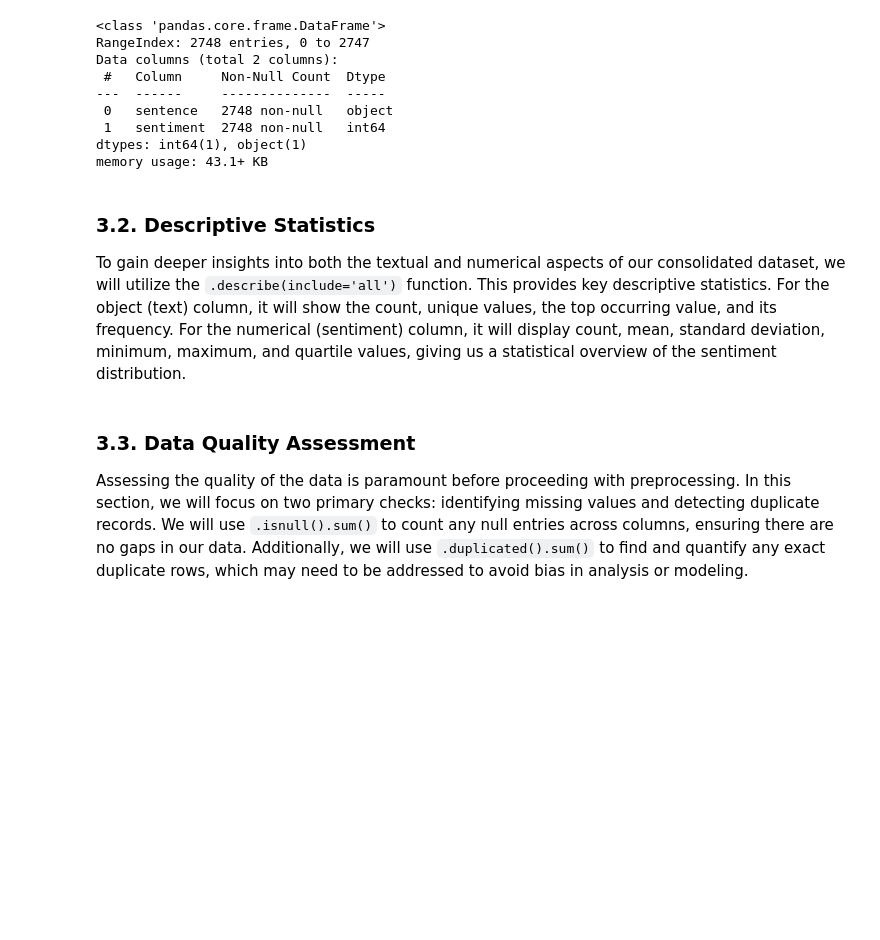
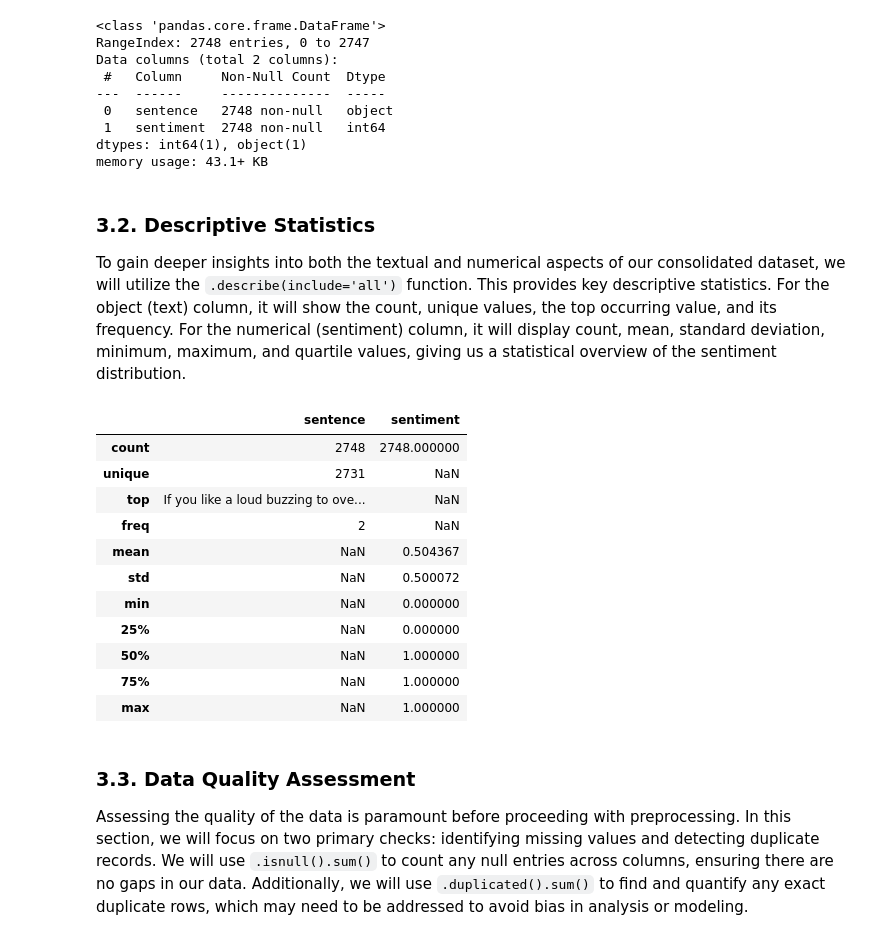
Before and after one commit to LatiefDataVisionary/sentiment-analysis-text-processing-bisa-ai, a Jupyter notebook: notebook/notebook.ipynb, the cells around one changed output. Cells and saved outputs as stored; diff of their text form; code cells hidden in the pictures; blank space fills up the shorter version.

Commit message:
3.2. Descriptive Statistics

```diff
--- a/notebook/notebook.ipynb
+++ b/notebook/notebook.ipynb
@@ -394,9 +394,24 @@ Data columns (total 2 columns):
 dtypes: int64(1), object(1)
 memory usage: 43.1+ KB
 # %% [markdown]
-### 3.2. Descriptive Statistics
+### **3.2. Descriptive Statistics**
 
 To gain deeper insights into both the textual and numerical aspects of our consolidated dataset, we will utilize the `.describe(include='all')` function. This provides key descriptive statistics. For the object (text) column, it will show the count, unique values, the top occurring value, and its frequency. For the numerical (sentiment) column, it will display count, mean, standard deviation, minimum, maximum, and quartile values, giving us a statistical overview of the sentiment distribution.
+# %%
+df.describe(include="all")
+# %% [output]
+|  | sentence | sentiment |
+| count | 2748 | 2748.000000 |
+| unique | 2731 | NaN |
+| top | If you like a loud buzzing to ove... | NaN |
+| freq | 2 | NaN |
+| mean | NaN | 0.504367 |
+| std | NaN | 0.500072 |
+| min | NaN | 0.000000 |
+| 25% | NaN | 0.000000 |
+| 50% | NaN | 1.000000 |
+| 75% | NaN | 1.000000 |
+| max | NaN | 1.000000 |
 # %% [markdown]
 ### 3.3. Data Quality Assessment
 
```
